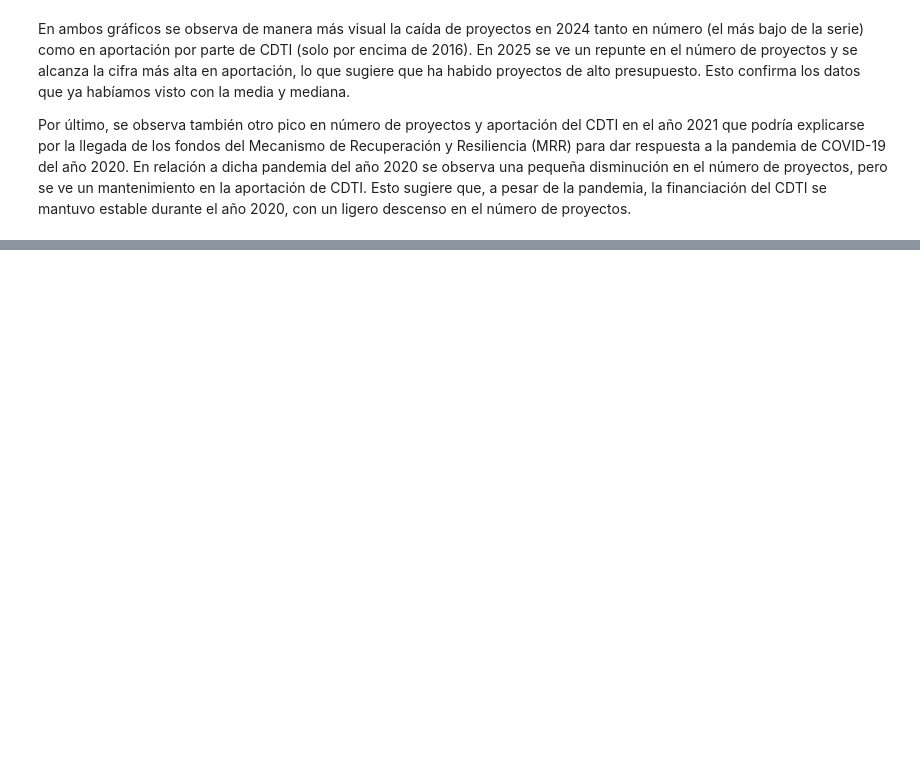
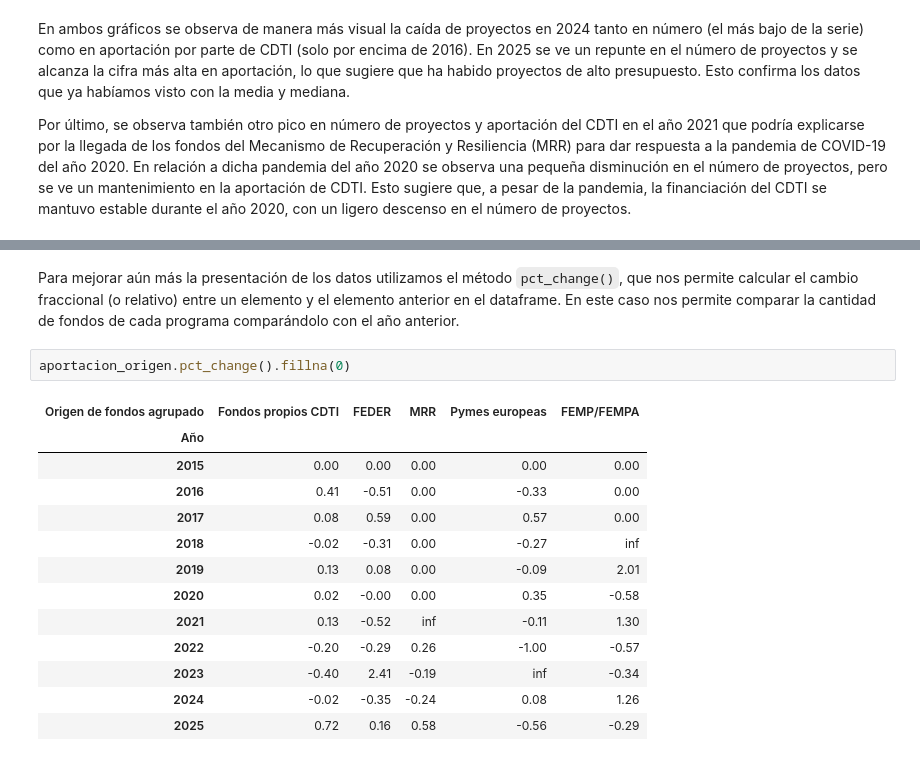
Before and after one commit to JacoboDX/cdti-funding-analysis, a Jupyter notebook: notebooks/analisis.ipynb, the cells around one changed output, grey strips where cells are left out. Cells and saved outputs as stored; diff of their text form; blank space fills up the shorter version.

```diff
--- a/notebooks/analisis.ipynb
+++ b/notebooks/analisis.ipynb
@@ -347,0 +475,18 @@ Por último, se observa también otro pico en número de proyectos y aportación
+# %% [markdown]
+Para mejorar aún más la presentación de los datos utilizamos el método `pct_change()`, que nos permite calcular el cambio fraccional (o relativo) entre un elemento y el elemento anterior en el dataframe. En este caso nos permite comparar la cantidad de fondos de cada programa comparándolo con el año anterior.
+# %%
+aportacion_origen.pct_change().fillna(0)
+# %% [output]
+| Origen de fondos agrupado | Fondos propios CDTI | FEDER | MRR | Pymes europeas | FEMP/FEMPA |
+| Año |  |  |  |  |  |
+| 2015 | 0.00 | 0.00 | 0.00 | 0.00 | 0.00 |
+| 2016 | 0.41 | -0.51 | 0.00 | -0.33 | 0.00 |
+| 2017 | 0.08 | 0.59 | 0.00 | 0.57 | 0.00 |
+| 2018 | -0.02 | -0.31 | 0.00 | -0.27 | inf |
+| 2019 | 0.13 | 0.08 | 0.00 | -0.09 | 2.01 |
+| 2020 | 0.02 | -0.00 | 0.00 | 0.35 | -0.58 |
+| 2021 | 0.13 | -0.52 | inf | -0.11 | 1.30 |
+| 2022 | -0.20 | -0.29 | 0.26 | -1.00 | -0.57 |
+| 2023 | -0.40 | 2.41 | -0.19 | inf | -0.34 |
+| 2024 | -0.02 | -0.35 | -0.24 | 0.08 | 1.26 |
+| 2025 | 0.72 | 0.16 | 0.58 | -0.56 | -0.29 |
```
Also changed, not shown: parts of 17 cells of this notebook.
